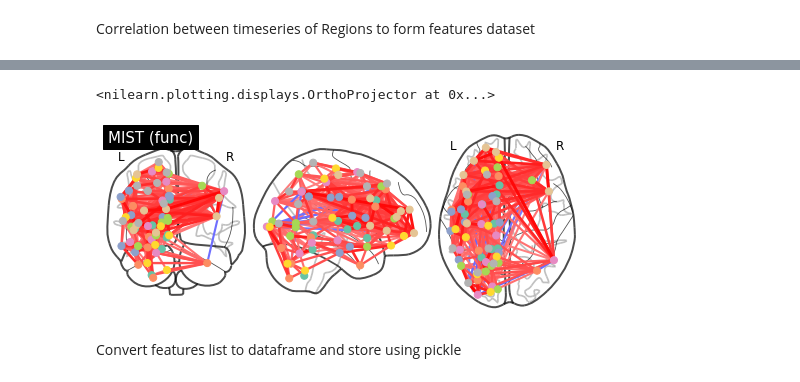
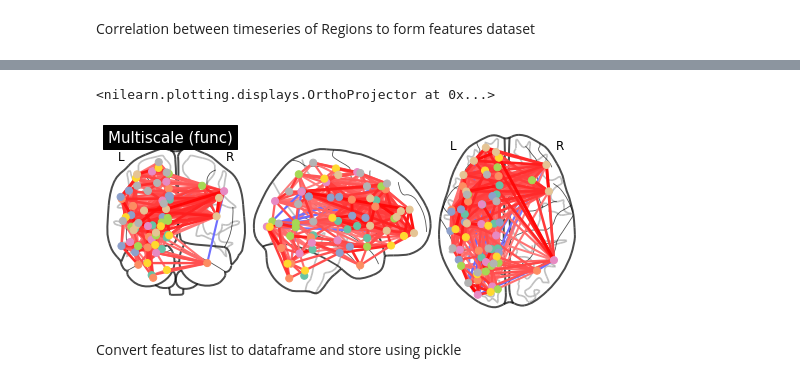
Before and after one commit to brainhack-school2020/tjays7_fmri, a Jupyter notebook: Code/Features-Labels-DataFrames.ipynb, the cells around one changed output, grey strips where cells are left out. Saved outputs shown, nothing was run; the diff lists cells and outputs as text; code cells hidden in the pictures.

```diff
--- a/Code/Features-Labels-DataFrames.ipynb
+++ b/Code/Features-Labels-DataFrames.ipynb
@@ -126,7 +127,7 @@ all_features_nonvec = []
 for i,sub in enumerate(tqdm(data.func)):
     time_series = masker.fit_transform(sub, confounds=data.confounds[i])
     nonvectorized_correlation_matrix = nonvectorized_correlation_measure.fit_transform([time_series])[0]
-    all_features.append(nonvectorized_correlation_matrix)
+    all_features_nonvec.append(nonvectorized_correlation_matrix)
 # %%
 mean_correlation_matrix = nonvectorized_correlation_measure.mean_
 coordinates = plotting.find_parcellation_cut_coords(labels_img = atlas_filename)
@@ -151,10 +134,10 @@ coordinates = plotting.find_parcellation_cut_coords(labels_img = atlas_filename)
 # %%
 plotting.plot_connectome(mean_correlation_matrix, coordinates,
                          edge_threshold="80%",
-                         title='MIST (func)')
+                         title='Multiscale (func)')
 # %% [output]
 <nilearn.plotting.displays.OrthoProjector at 0x...>
-[figure, old version]
+[figure, new version]
 # %% [markdown]
 Convert features list to dataframe and store using pickle
 # %%
```
Also changed, not shown: parts of 4 cells of this notebook, 1 other file.
